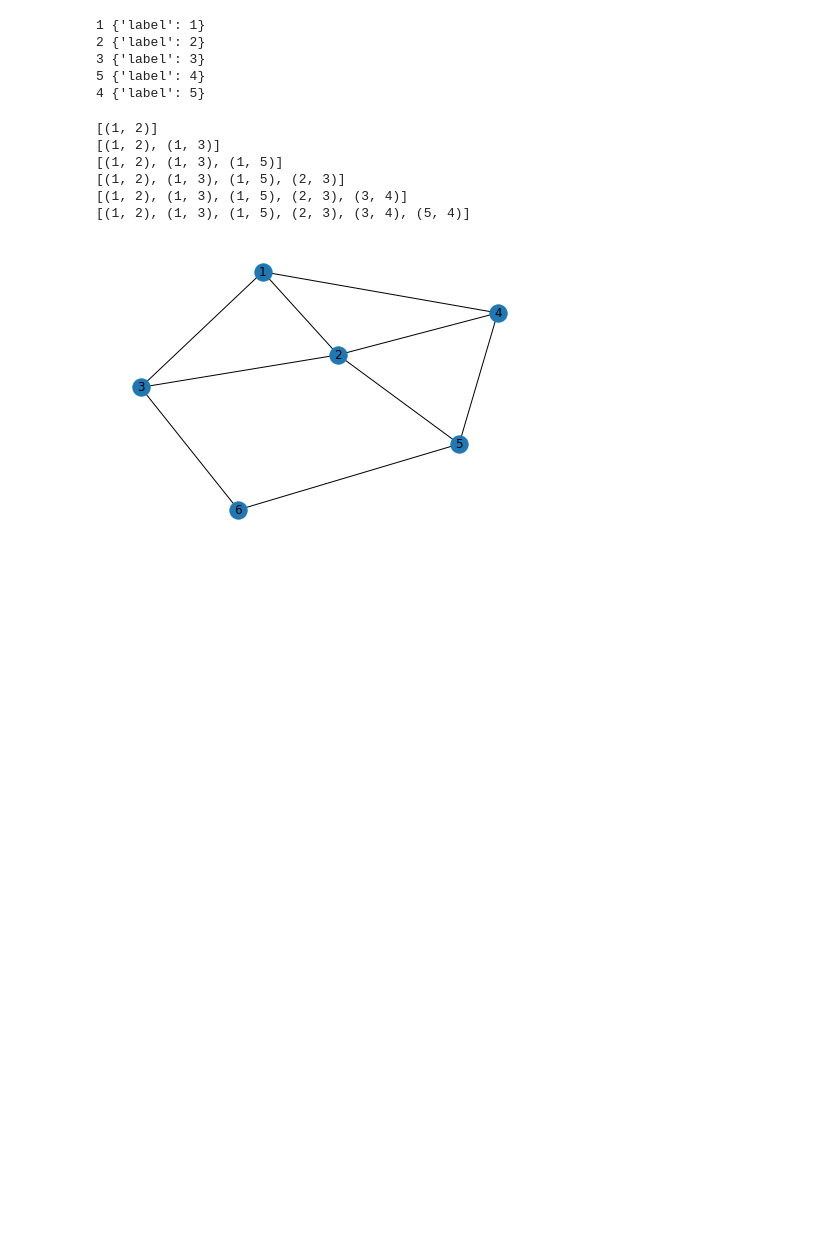
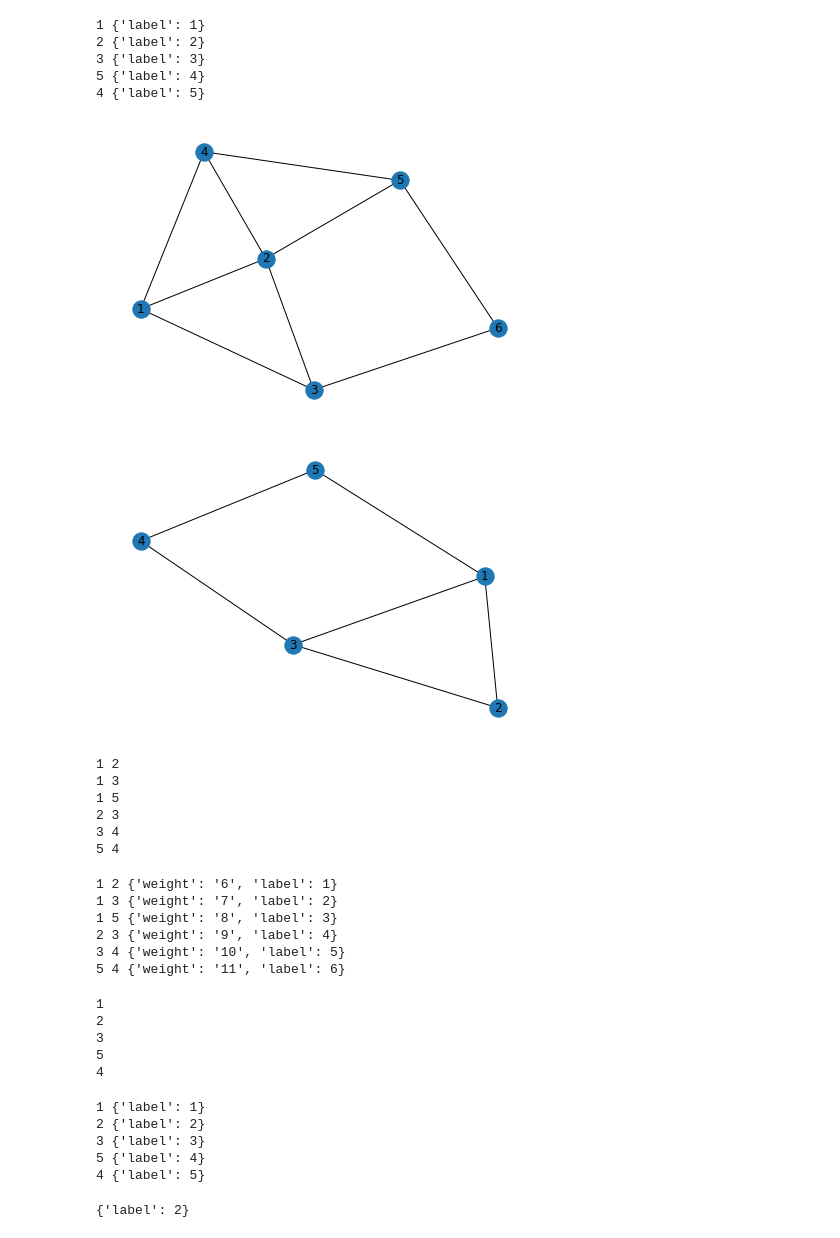
Before and after one commit to SijiJ/pytorch, a Jupyter notebook: node-to-edge.ipynb, the cells around one changed output. Drawn from its saved outputs; the diff is of its cells as text; code cells hidden in the pictures; blank space fills up the shorter version.

```diff
--- a/node-to-edge.ipynb
+++ b/node-to-edge.ipynb
@@ -74,7 +62,7 @@ for u,v,a in G.edges(data=True):
 edges=[]
 for u,v,w in G.edges(data=True):
   edges.append((u,v))
-  print(edges)
+  #print(edges)
   for e in u,v:
     for a,b,c in G.edges(data=True):
       if (a,b) in edges:
@@ -83,10 +71,66 @@ for u,v,w in G.edges(data=True):
         H.add_edge(w['label'], c['label'])
 nx.draw(H, with_labels = True)
 # %% [output]
-[(1, 2)]
-[(1, 2), (1, 3)]
-[(1, 2), (1, 3), (1, 5)]
-[(1, 2), (1, 3), (1, 5), (2, 3)]
-[(1, 2), (1, 3), (1, 5), (2, 3), (3, 4)]
-[(1, 2), (1, 3), (1, 5), (2, 3), (3, 4), (5, 4)]
-[figure, old version]
+[figure, new version]
+# %%
+G = nx.Graph()
+G.add_edge(1, 2, weight='6')
+G.add_edge(1, 3, weight='7')
+G.add_edge(1, 5, weight='8')
+G.add_edge(2, 3, weight='9')
+G.add_edge(3, 4, weight='10')
+G.add_edge(4, 5, weight='11')
+# %%
+nx.draw(G, with_labels = True)
+# %% [output]
+[figure, added]
+# %%
+count=1
+for u,v in G.edges():
+  print(u,v)
+  #print(type((u,v)))
+  G.edges[u, v]["label"]=count
+  #G.edges[u, v]["label2"]=count
+  count+=1
+# %% [output]
+1 2
+1 3
+1 5
+2 3
+3 4
+5 4
+# %%
+for u,v,a in G.edges(data=True):
+  print(u,v,a)
+# %% [output]
+1 2 {'weight': '6', 'label': 1}
+1 3 {'weight': '7', 'label': 2}
+1 5 {'weight': '8', 'label': 3}
+2 3 {'weight': '9', 'label': 4}
+3 4 {'weight': '10', 'label': 5}
+5 4 {'weight': '11', 'label': 6}
+# %%
+count=1
+for n in G.nodes():
+  print(n)
+  G.nodes[n]['label']=count
+  count+=1
+# %% [output]
+1
+2
+3
+5
+4
+# %%
+for n,a in G.nodes(data=True):
+  print(n,a)
+# %% [output]
+1 {'label': 1}
+2 {'label': 2}
+3 {'label': 3}
+5 {'label': 4}
+4 {'label': 5}
+# %%
+G.nodes.data()[2]
+# %% [output]
+{'label': 2}
```
Also changed, not shown: parts of 6 cells of this notebook.
